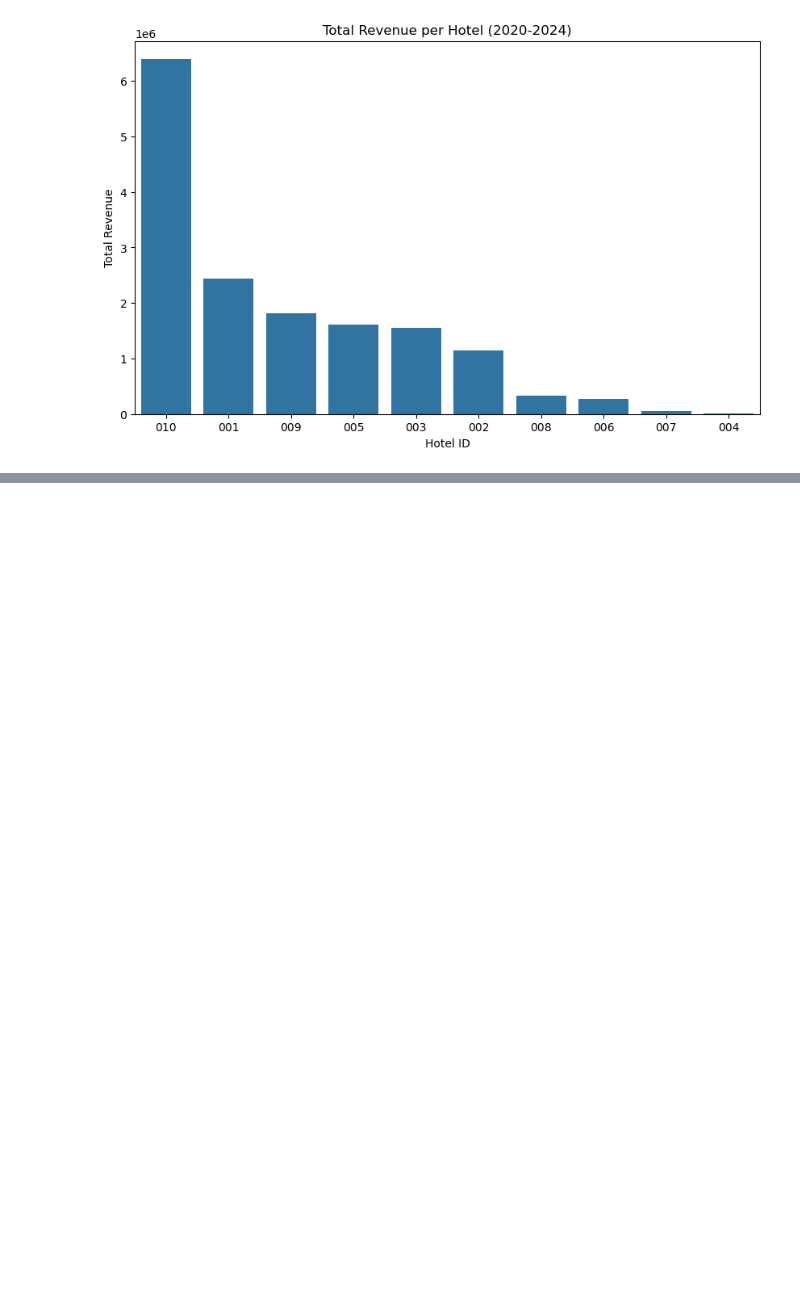
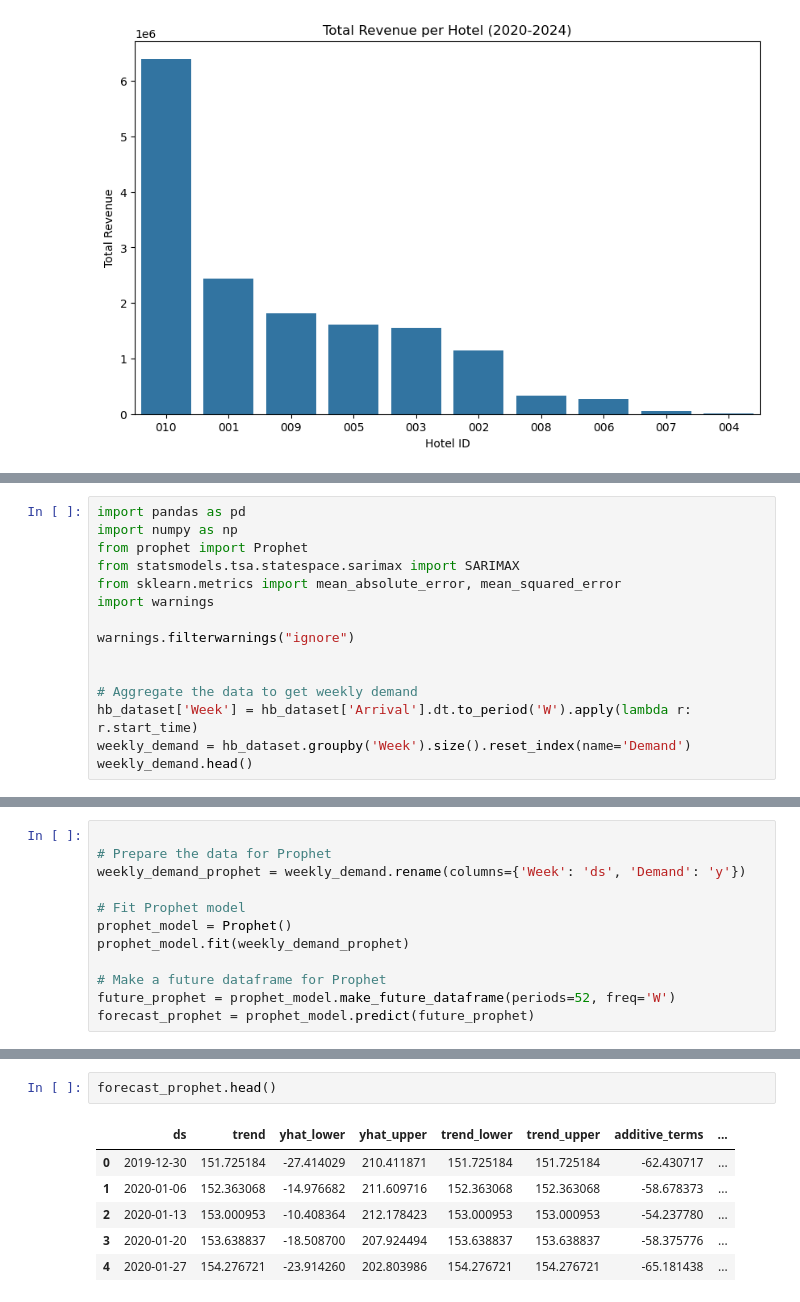
Before and after one commit to CCT-Dublin/capstone-project-feb-2024-pt-giorgiozoppi, a Jupyter notebook: DataExplationAndModel.ipynb, the cells around one changed output, grey strips where cells are left out. Drawn from its saved outputs; the diff is of its cells as text; blank space fills up the shorter version.

```diff
--- a/DataExplationAndModel.ipynb
+++ b/DataExplationAndModel.ipynb
@@ -458,0 +509,15 @@ plt.show()
+# %%
+import pandas as pd
+import numpy as np
+from prophet import Prophet
+from statsmodels.tsa.statespace.sarimax import SARIMAX
+from sklearn.metrics import mean_absolute_error, mean_squared_error
+import warnings
+
+warnings.filterwarnings("ignore")
+
+
+# Aggregate the data to get weekly demand
+hb_dataset['Week'] = hb_dataset['Arrival'].dt.to_period('W').apply(lambda r: r.start_time)
+weekly_demand = hb_dataset.groupby('Week').size().reset_index(name='Demand')
+weekly_demand.head()
@@ -458,0 +531,12 @@ plt.show()
+# %%
+
+# Prepare the data for Prophet
+weekly_demand_prophet = weekly_demand.rename(columns={'Week': 'ds', 'Demand': 'y'})
+
+# Fit Prophet model
+prophet_model = Prophet()
+prophet_model.fit(weekly_demand_prophet)
+
+# Make a future dataframe for Prophet
+future_prophet = prophet_model.make_future_dataframe(periods=52, freq='W')
+forecast_prophet = prophet_model.predict(future_prophet)
@@ -458,0 +555,9 @@ plt.show()
+# %%
+forecast_prophet.head()
+# %% [output]
+|  | ds | trend | yhat_lower | yhat_upper | trend_lower | trend_upper | additive_terms | ... |
+| 0 | 2019-12-30 | 151.725184 | -27.414029 | 210.411871 | 151.725184 | 151.725184 | -62.430717 | ... |
+| 1 | 2020-01-06 | 152.363068 | -14.976682 | 211.609716 | 152.363068 | 152.363068 | -58.678373 | ... |
+| 2 | 2020-01-13 | 153.000953 | -10.408364 | 212.178423 | 153.000953 | 153.000953 | -54.237780 | ... |
+| 3 | 2020-01-20 | 153.638837 | -18.508700 | 207.924494 | 153.638837 | 153.638837 | -58.375776 | ... |
+| 4 | 2020-01-27 | 154.276721 | -23.914260 | 202.803986 | 154.276721 | 154.276721 | -65.181438 | ... |
```
Also changed, not shown: parts of 13 cells of this notebook.
